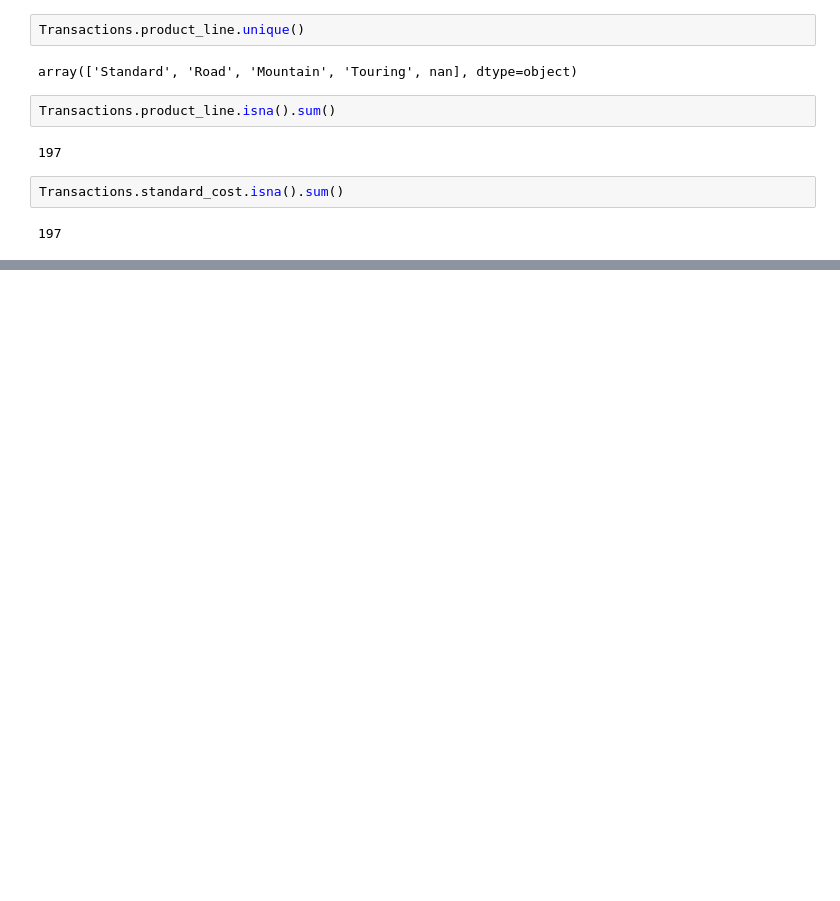
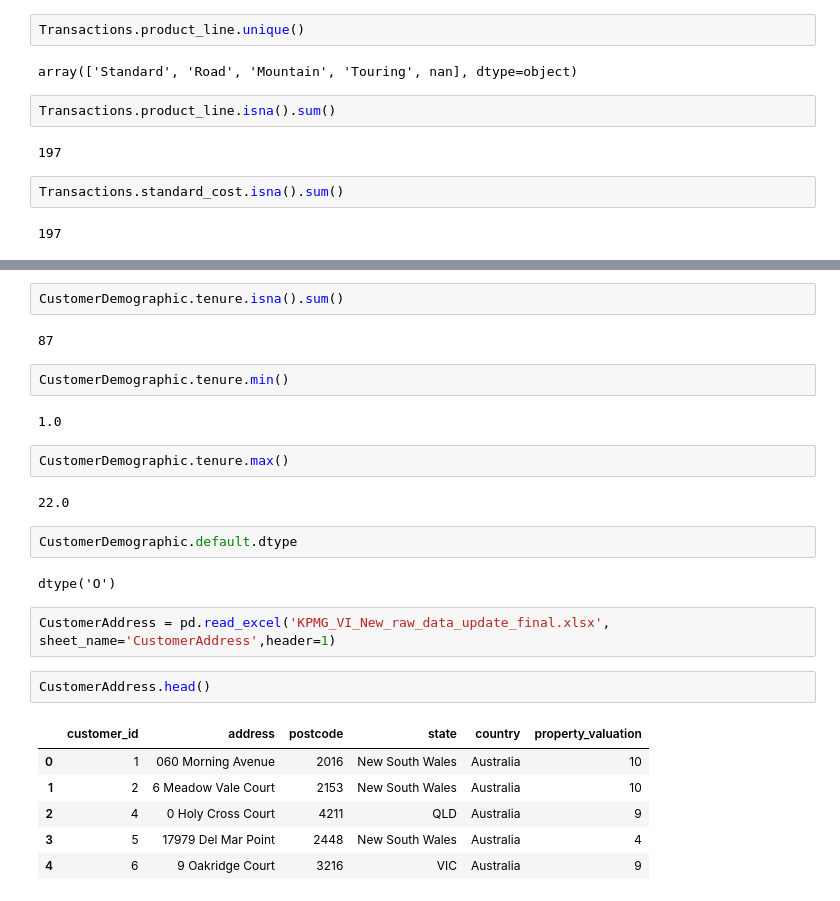
Before and after one commit to DishantNaik/KPMG-Virtal-Internship-Project, a Jupyter notebook: Data_Quality_Assessment.ipynb, the cells around one changed output, grey strips where cells are left out. Saved outputs shown, nothing was run; the diff lists cells and outputs as text; blank space fills up the shorter version.

```diff
--- a/Data_Quality_Assessment.ipynb
+++ b/Data_Quality_Assessment.ipynb
@@ -97,0 +354,27 @@ Transactions.standard_cost.isna().sum()
+# %%
+CustomerDemographic.tenure.isna().sum()
+# %% [output]
+87
+# %%
+CustomerDemographic.tenure.min()
+# %% [output]
+1.0
+# %%
+CustomerDemographic.tenure.max()
+# %% [output]
+22.0
+# %%
+CustomerDemographic.default.dtype
+# %% [output]
+dtype('O')
+# %%
+CustomerAddress = pd.read_excel('KPMG_VI_New_raw_data_update_final.xlsx', sheet_name='CustomerAddress',header=1)
+# %%
+CustomerAddress.head()
+# %% [output]
+|  | customer_id | address | postcode | state | country | property_valuation |
+| 0 | 1 | 060 Morning Avenue | 2016 | New South Wales | Australia | 10 |
+| 1 | 2 | 6 Meadow Vale Court | 2153 | New South Wales | Australia | 10 |
+| 2 | 4 | 0 Holy Cross Court | 4211 | QLD | Australia | 9 |
+| 3 | 5 | 17979 Del Mar Point | 2448 | New South Wales | Australia | 4 |
+| 4 | 6 | 9 Oakridge Court | 3216 | VIC | Australia | 9 |
```
Also changed, not shown: parts of 48 cells of this notebook, 1 other file.
